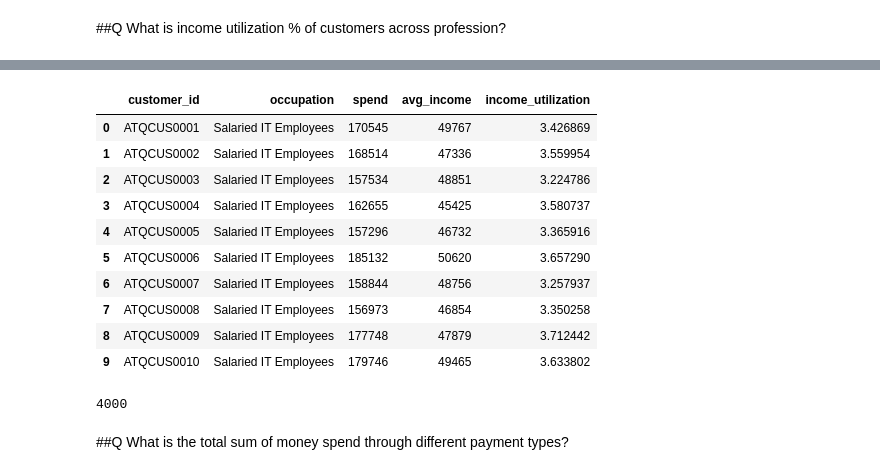
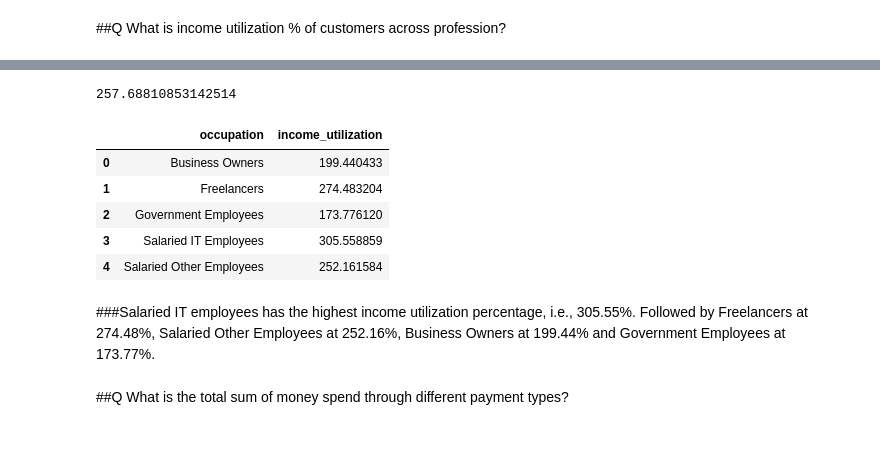
Before and after one commit to mili-who/first, a Jupyter notebook: Credit_Card.ipynb, the cells around one changed output, grey strips where cells are left out. Cells and saved outputs as stored; diff of their text form; code cells hidden in the pictures; blank space fills up the shorter version.

```diff
--- a/Credit_Card.ipynb
+++ b/Credit_Card.ipynb
@@ -419,23 +419,18 @@ summation_df.sample(10)
-# %%
-summation_df = merged_df.groupby(['customer_id', 'occupation']).agg({'spend' : 'sum', 'avg_income' : 'max'}).reset_index()
-summation_df['income_utilization'] = summation_df['spend'] / summation_df['avg_income']
-summation_df.head(10)
-# %% [output]
-|  | customer_id | occupation | spend | avg_income | income_utilization |
-| 0 | ATQCUS0001 | Salaried IT Employees | 170545 | 49767 | 3.426869 |
-| 1 | ATQCUS0002 | Salaried IT Employees | 168514 | 47336 | 3.559954 |
-| 2 | ATQCUS0003 | Salaried IT Employees | 157534 | 48851 | 3.224786 |
-| 3 | ATQCUS0004 | Salaried IT Employees | 162655 | 45425 | 3.580737 |
-| 4 | ATQCUS0005 | Salaried IT Employees | 157296 | 46732 | 3.365916 |
-| 5 | ATQCUS0006 | Salaried IT Employees | 185132 | 50620 | 3.657290 |
-| 6 | ATQCUS0007 | Salaried IT Employees | 158844 | 48756 | 3.257937 |
-| 7 | ATQCUS0008 | Salaried IT Employees | 156973 | 46854 | 3.350258 |
-| 8 | ATQCUS0009 | Salaried IT Employees | 177748 | 47879 | 3.712442 |
-| 9 | ATQCUS0010 | Salaried IT Employees | 179746 | 49465 | 3.633802 |
-# %%
-len(summation_df)
-# %% [output]
-4000
+# %%
+summation_df['income_utilization'].mean()
+# %% [output]
+257.68810853142514
+# %%
+summation_df.groupby(['occupation'])['income_utilization'].mean().reset_index()
+# %% [output]
+|  | occupation | income_utilization |
+| 0 | Business Owners | 199.440433 |
+| 1 | Freelancers | 274.483204 |
+| 2 | Government Employees | 173.776120 |
+| 3 | Salaried IT Employees | 305.558859 |
+| 4 | Salaried Other Employees | 252.161584 |
+# %% [markdown]
+###Salaried IT employees has the highest income utilization percentage, i.e., 305.55%. Followed by Freelancers at 274.48%, Salaried Other Employees at 252.16%, Business Owners at 199.44% and Government Employees at 173.77%.
 # %% [markdown]
 ##Q What is the total sum of money spend through different payment types?
 # %%
```
Also changed, not shown: parts of 2 cells of this notebook.
